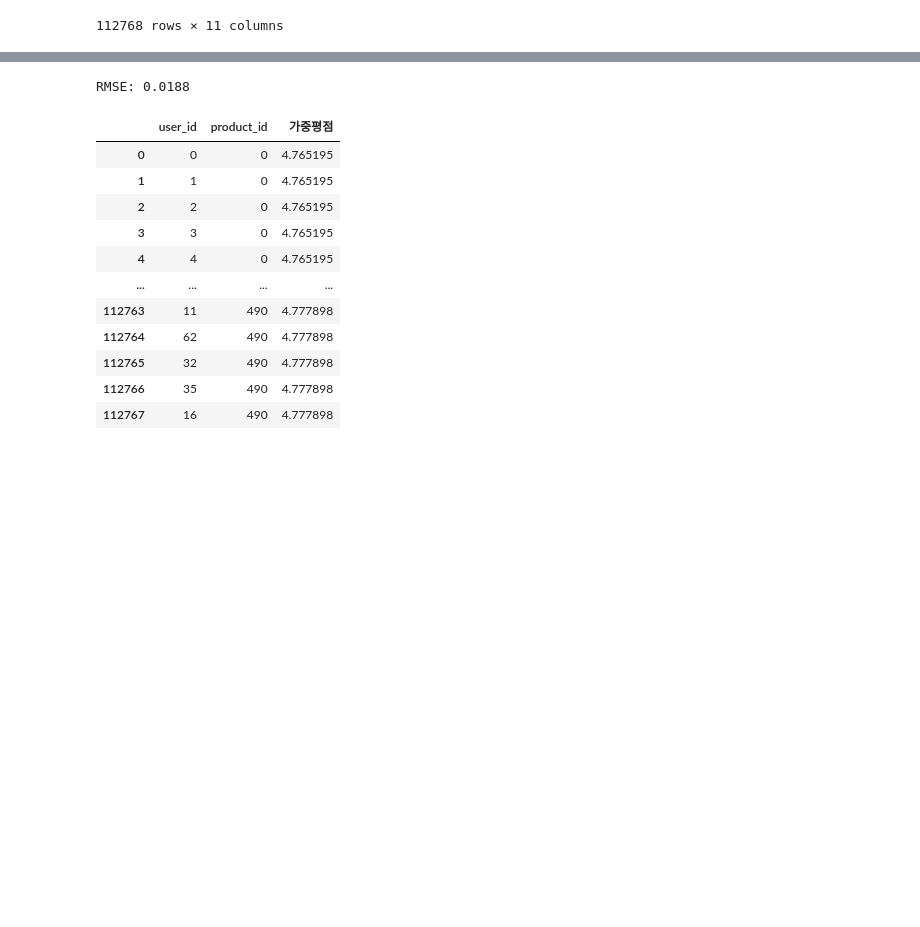
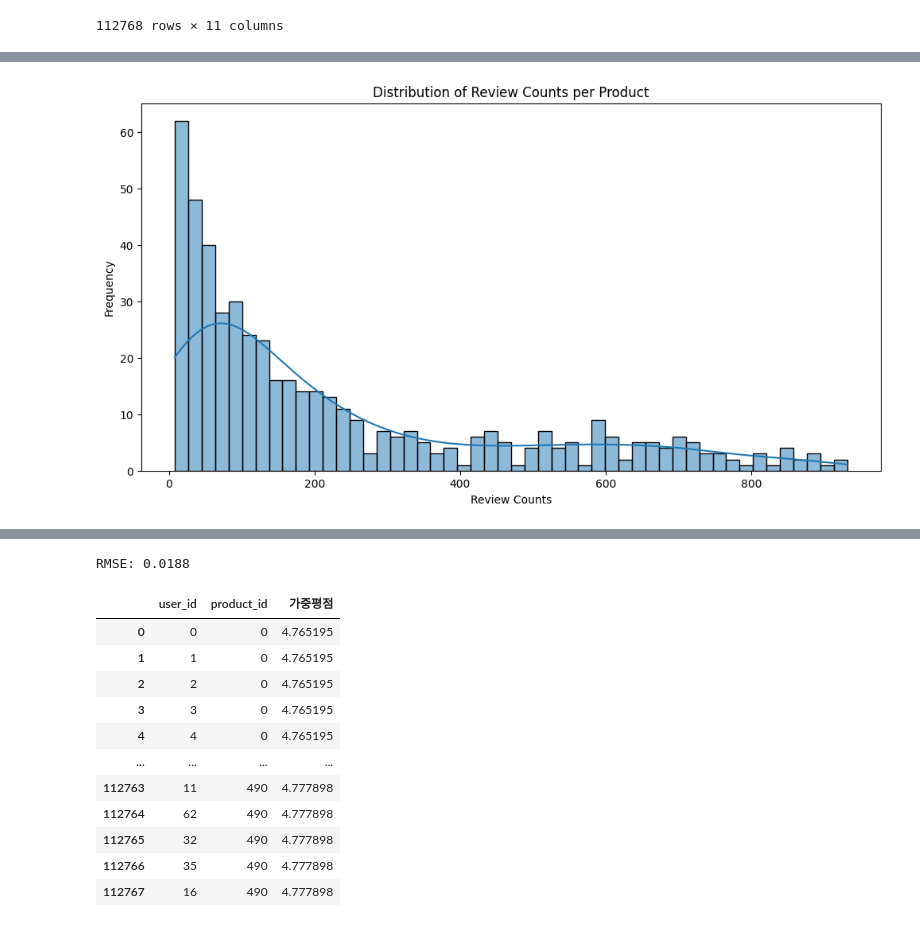
Before and after one commit to hwasajo-project-team4/final_project, a Jupyter notebook: 추천/베이스라인코드5_전승원.ipynb, the cells around one changed output, grey strips where cells are left out. Drawn from its saved outputs; the diff is of its cells as text; code cells hidden in the pictures; blank space fills up the shorter version.

```diff
--- a/추천/베이스라인코드5_전승원.ipynb
+++ b/추천/베이스라인코드5_전승원.ipynb
@@ -43,3 +55,16 @@ product_rating_count = df.groupby('상품명').size()
+# %%
+import matplotlib.pyplot as plt
+import seaborn as sns
+
+# 리뷰 수 분포 그래프 그리기
+plt.figure(figsize=(12, 6))
+sns.histplot(product_rating_count, bins=50, kde=True)
+plt.title('Distribution of Review Counts per Product')
+plt.xlabel('Review Counts')
+plt.ylabel('Frequency')
+plt.show()
+# %% [output]
+[figure, added]
 # %%
 # 가중 평점 계산
 m = product_rating_count.quantile(0.5)
```
Also changed, not shown: parts of 7 cells of this notebook.
